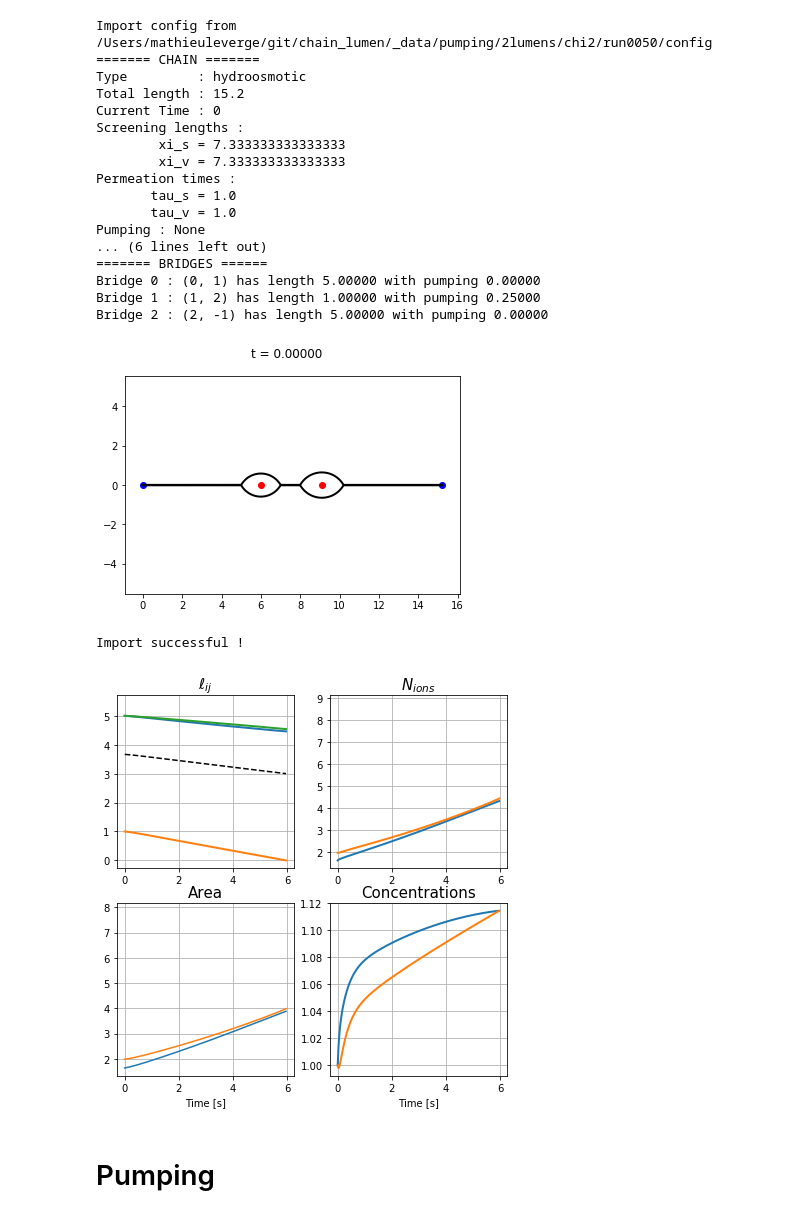
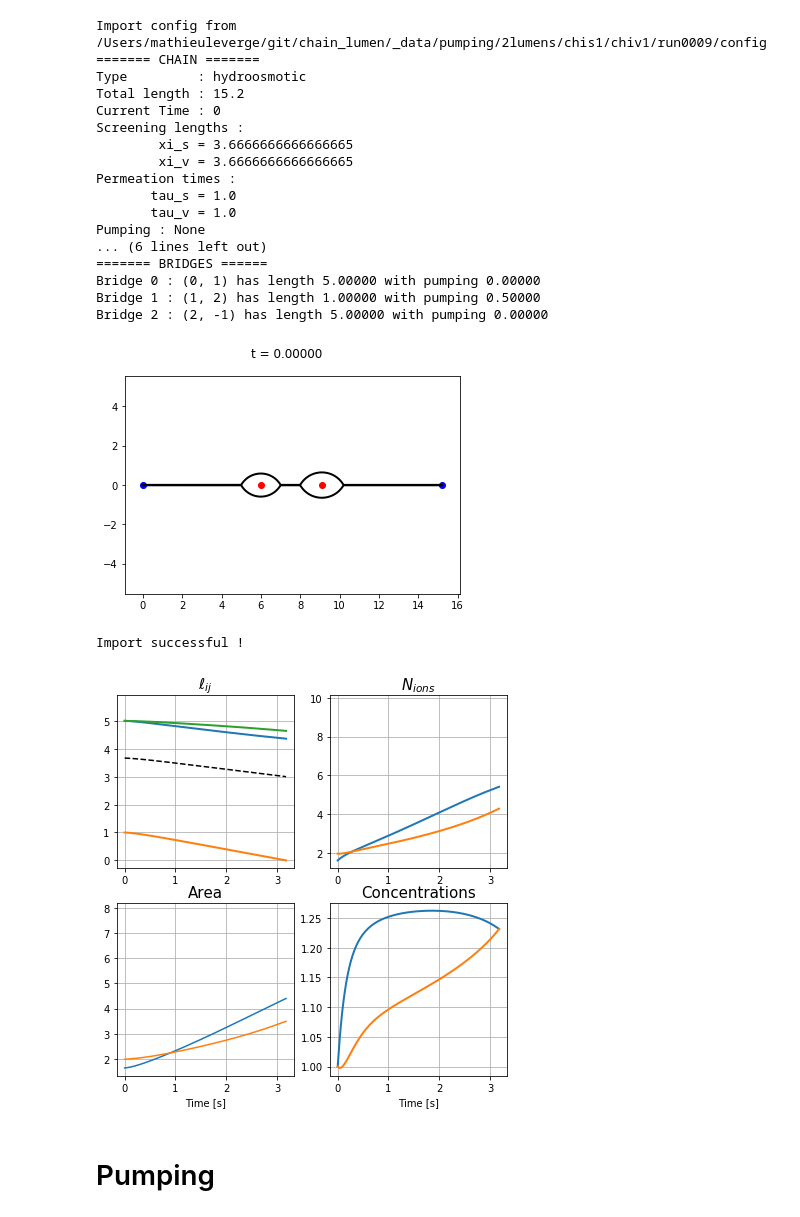
Before and after one commit to VirtualEmbryo/hydroosmotic_chain, a Jupyter notebook: _notebook/2lumens.ipynb, the cells around one changed output. Cells and saved outputs as stored; diff of their text form; code cells hidden in the pictures.

```diff
--- a/_notebook/2lumens.ipynb
+++ b/_notebook/2lumens.ipynb
@@ -19,42 +19,42 @@ from scipy.optimize import curve_fit
 
 main_dir = '/Users/mathieuleverge/git/chain_lumen/_data/pumping/2lumens'
 # %%
-subdir = 'chi2/run0050'
+subdir = 'chis1/chiv1/run0009'
 conf, ch = chain.load_config(os.path.join(main_dir, subdir, 'config.conf'))
 print(ch)
 x = np.linspace(0., ch.total_length, 1001)
 tools.plot_profile(x, ch)
 
 ell = tools.load_brfile(os.path.join(main_dir, subdir, 'sim_bridges.dat'))
 
 x_log = 0
 
 if ch.lumen_type == 'hydroosmotic' :
     L, nions, pos = tools.load_file(os.path.join(main_dir, subdir, 'sim_all.dat'), hydroosmotic=True)
     tools.plot_evolution(L, nions, ell, x_logscale=x_log)
 else :
     L, pos = tools.load_file(os.path.join(main_dir, subdir, 'sim_all.dat'), hydroosmotic=False)
     tools.plot_evolution_hydraulic(L, ell, x_logscale=x_log)
 # %% [output]
-Import config from /Users/mathieuleverge/git/chain_lumen/_data/pumping/2lumens/chi2/run0050/config
+Import config from /Users/mathieuleverge/git/chain_lumen/_data/pumping/2lumens/chis1/chiv1/run0009/config
 ======= CHAIN =======
 Type         : hydroosmotic
 Total length : 15.2
 Current Time : 0
 Screening lengths :
-        xi_s = 7.333333333333333
-        xi_v = 7.333333333333333
+        xi_s = 3.6666666666666665
+        xi_v = 3.6666666666666665
 Permeation times :
        tau_s = 1.0
        tau_v = 1.0
 Pumping : None
 ... (6 lines left out)
 ======= BRIDGES ======
 Bridge 0 : (0, 1) has length 5.00000 with pumping 0.00000
-Bridge 1 : (1, 2) has length 1.00000 with pumping 0.25000
+Bridge 1 : (1, 2) has length 1.00000 with pumping 0.50000
 Bridge 2 : (2, -1) has length 5.00000 with pumping 0.00000
 [figure]
 Import successful !
-[figure, old version]
+[figure, new version]
 # %% [markdown]
 # Pumping
```
Also changed, not shown: parts of 10 cells of this notebook, 6 other files.
